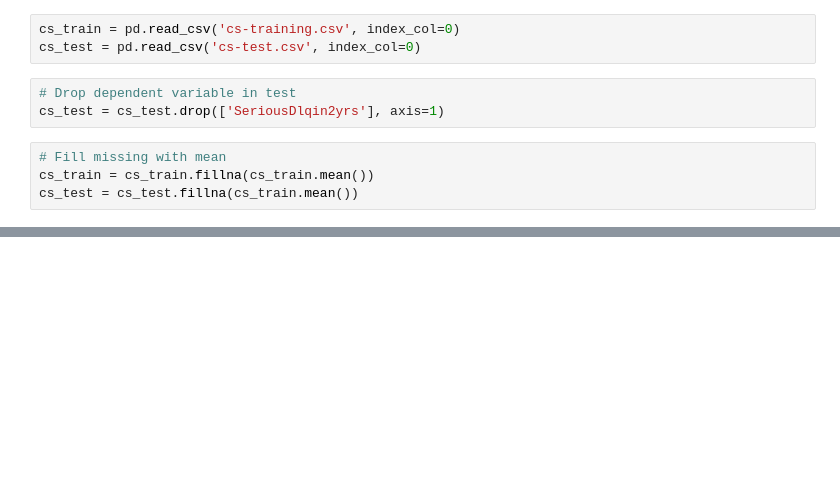
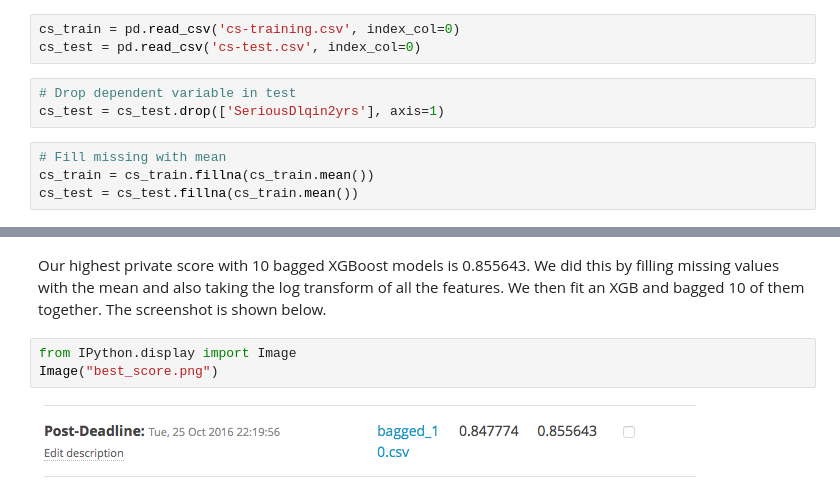
Before and after one commit to RohanNagar/datasciencelab-utaustin, a Jupyter notebook: lab8/lab8.ipynb, the cells around one changed output, grey strips where cells are left out. Saved outputs shown, nothing was run; the diff lists cells and outputs as text; blank space fills up the shorter version.

```diff
--- a/lab8/lab8.ipynb
+++ b/lab8/lab8.ipynb
@@ -133,0 +312,7 @@ to_file('submissions/q5/xgb.csv', preds)
+# %% [markdown]
+Our highest private score with 10 bagged XGBoost models is 0.855643. We did this by filling missing values with the mean and also taking the log transform of all the features. We then fit an XGB and bagged 10 of them together. The screenshot is shown below.
+# %%
+from IPython.display import Image
+Image("best_score.png")
+# %% [output]
+[figure, added]
```
Also changed, not shown: parts of 32 cells of this notebook, 10 other files.
